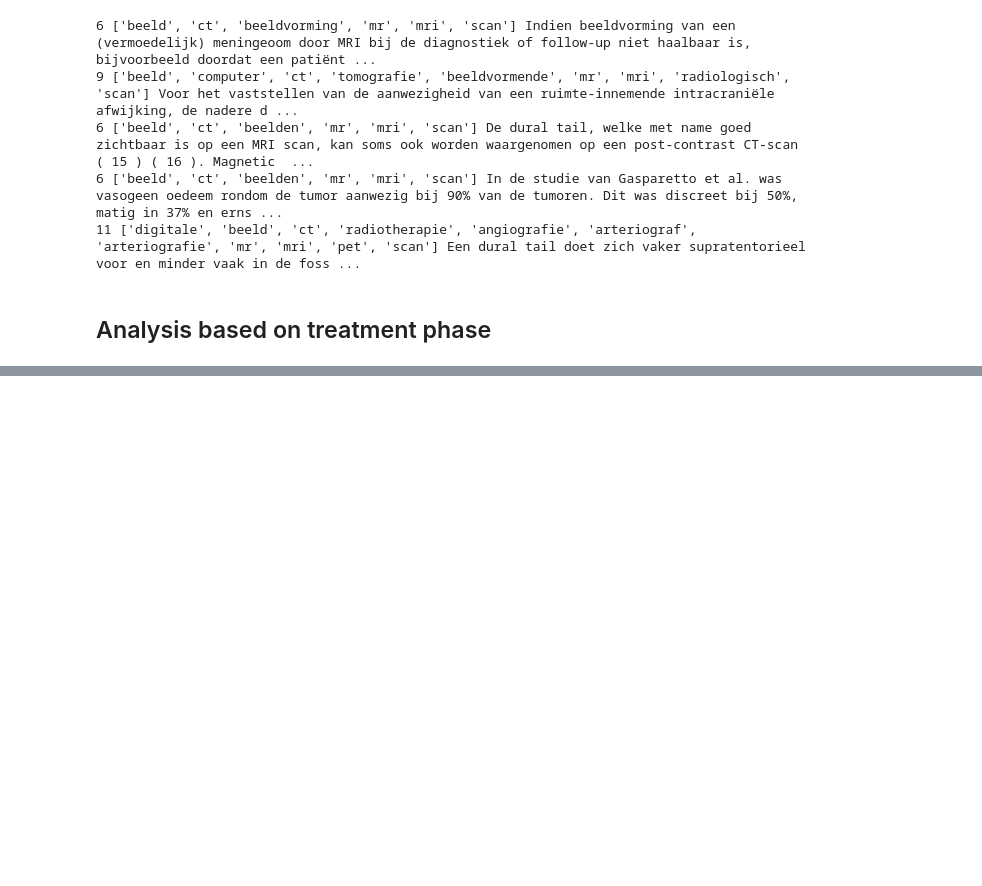
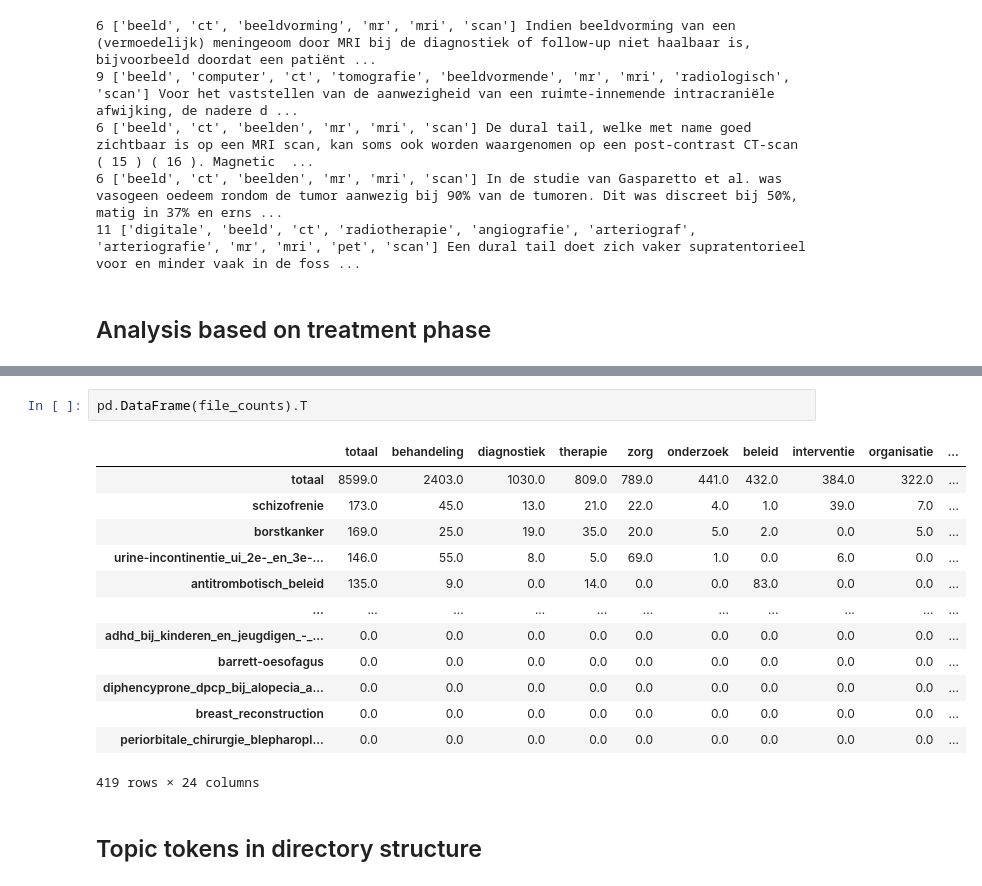
Before and after one commit to przona/notebooks, a Jupyter notebook: keyword_search.ipynb, the cells around one changed output, grey strips where cells are left out. Cells and saved outputs as stored; diff of their text form; blank space fills up the shorter version.

Commit message:
folder structure analysis

```diff
--- a/keyword_search.ipynb
+++ b/keyword_search.ipynb
@@ -209,0 +307,18 @@ pd.DataFrame(analysis).T
+# %%
+pd.DataFrame(file_counts).T
+# %% [output]
+|  | totaal | behandeling | diagnostiek | therapie | zorg | onderzoek | beleid | interventie | organisatie | ... |
+| totaal | 8599.0 | 2403.0 | 1030.0 | 809.0 | 789.0 | 441.0 | 432.0 | 384.0 | 322.0 | ... |
+| schizofrenie | 173.0 | 45.0 | 13.0 | 21.0 | 22.0 | 4.0 | 1.0 | 39.0 | 7.0 | ... |
+| borstkanker | 169.0 | 25.0 | 19.0 | 35.0 | 20.0 | 5.0 | 2.0 | 0.0 | 5.0 | ... |
+| urine-incontinentie_ui_2e-_en_3e-... | 146.0 | 55.0 | 8.0 | 5.0 | 69.0 | 1.0 | 0.0 | 6.0 | 0.0 | ... |
+| antitrombotisch_beleid | 135.0 | 9.0 | 0.0 | 14.0 | 0.0 | 0.0 | 83.0 | 0.0 | 0.0 | ... |
+| ... | ... | ... | ... | ... | ... | ... | ... | ... | ... | ... |
+| adhd_bij_kinderen_en_jeugdigen_-_... | 0.0 | 0.0 | 0.0 | 0.0 | 0.0 | 0.0 | 0.0 | 0.0 | 0.0 | ... |
+| barrett-oesofagus | 0.0 | 0.0 | 0.0 | 0.0 | 0.0 | 0.0 | 0.0 | 0.0 | 0.0 | ... |
+| diphencyprone_dpcp_bij_alopecia_a... | 0.0 | 0.0 | 0.0 | 0.0 | 0.0 | 0.0 | 0.0 | 0.0 | 0.0 | ... |
+| breast_reconstruction | 0.0 | 0.0 | 0.0 | 0.0 | 0.0 | 0.0 | 0.0 | 0.0 | 0.0 | ... |
+| periorbitale_chirurgie_blepharopl... | 0.0 | 0.0 | 0.0 | 0.0 | 0.0 | 0.0 | 0.0 | 0.0 | 0.0 | ... |
+419 rows × 24 columns
+# %% [markdown]
+## Topic tokens in directory structure
```
Also changed, not shown: parts of 17 cells of this notebook.
